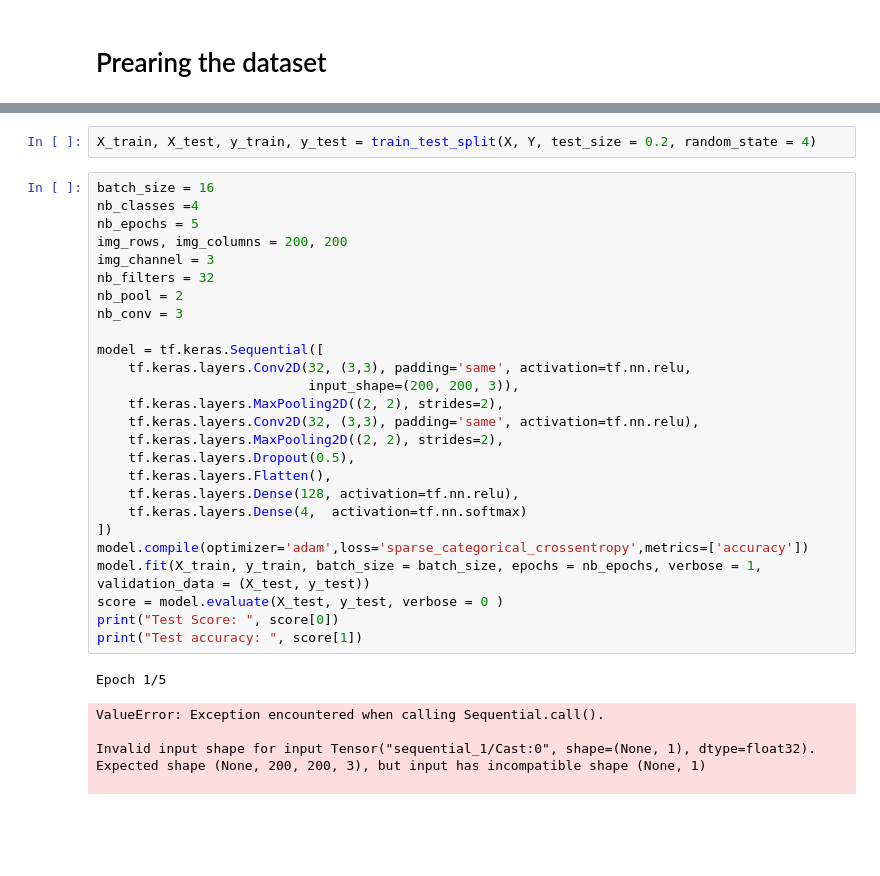
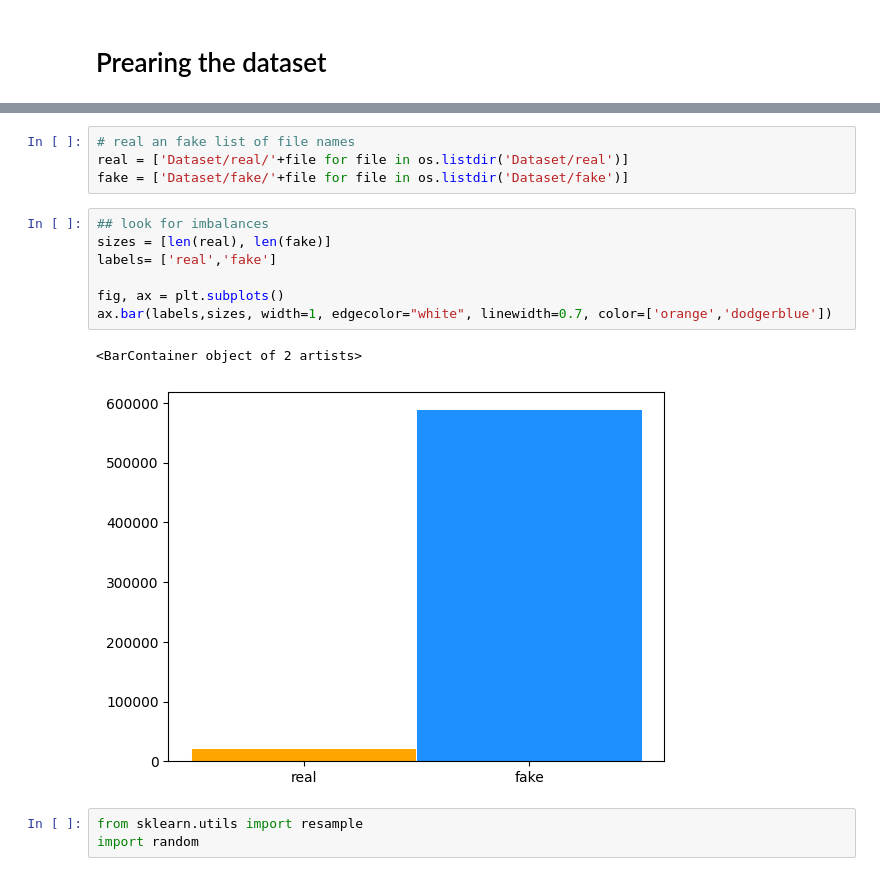
Before and after one commit to FarrellJoswara/MVI-Deepfake, a Jupyter notebook: real.ipynb, the cells around one changed output, grey strips where cells are left out. Saved outputs shown, nothing was run; the diff lists cells and outputs as text; blank space fills up the shorter version.

```diff
--- a/real.ipynb
+++ b/real.ipynb
@@ -104,34 +91,17 @@ Y = df[df.columns[-1]].values
-# %%
-X_train, X_test, y_train, y_test = train_test_split(X, Y, test_size = 0.2, random_state = 4)
-# %%
-batch_size = 16
-nb_classes =4
-nb_epochs = 5
-img_rows, img_columns = 200, 200
-img_channel = 3
-nb_filters = 32
-nb_pool = 2
-nb_conv = 3
-
-model = tf.keras.Sequential([
-    tf.keras.layers.Conv2D(32, (3,3), padding='same', activation=tf.nn.relu,
-                           input_shape=(200, 200, 3)),
-    tf.keras.layers.MaxPooling2D((2, 2), strides=2),
-    tf.keras.layers.Conv2D(32, (3,3), padding='same', activation=tf.nn.relu),
-    tf.keras.layers.MaxPooling2D((2, 2), strides=2),
-    tf.keras.layers.Dropout(0.5),
-    tf.keras.layers.Flatten(),
-    tf.keras.layers.Dense(128, activation=tf.nn.relu),
-    tf.keras.layers.Dense(4,  activation=tf.nn.softmax)
-])
-model.compile(optimizer='adam',loss='sparse_categorical_crossentropy',metrics=['accuracy'])
-model.fit(X_train, y_train, batch_size = batch_size, epochs = nb_epochs, verbose = 1, validation_data = (X_test, y_test))
-score = model.evaluate(X_test, y_test, verbose = 0 )
-print("Test Score: ", score[0])
-print("Test accuracy: ", score[1])
-# %% [output]
-Epoch 1/5
-ValueError: Exception encountered when calling Sequential.call().
-
-Invalid input shape for input Tensor("sequential_1/Cast:0", shape=(None, 1), dtype=float32). Expected shape (None, 200, 200, 3), but input has incompatible shape (None, 1)
-
+# %%
+# real an fake list of file names
+real = ['Dataset/real/'+file for file in os.listdir('Dataset/real')]
+fake = ['Dataset/fake/'+file for file in os.listdir('Dataset/fake')]
+# %%
+## look for imbalances
+sizes = [len(real), len(fake)]
+labels= ['real','fake']
+
+fig, ax = plt.subplots()
+ax.bar(labels,sizes, width=1, edgecolor="white", linewidth=0.7, color=['orange','dodgerblue'])
+# %% [output]
+<BarContainer object of 2 artists>
+[figure, added]
+# %%
+from sklearn.utils import resample
+import random
```
Also changed, not shown: parts of 64 cells of this notebook.
